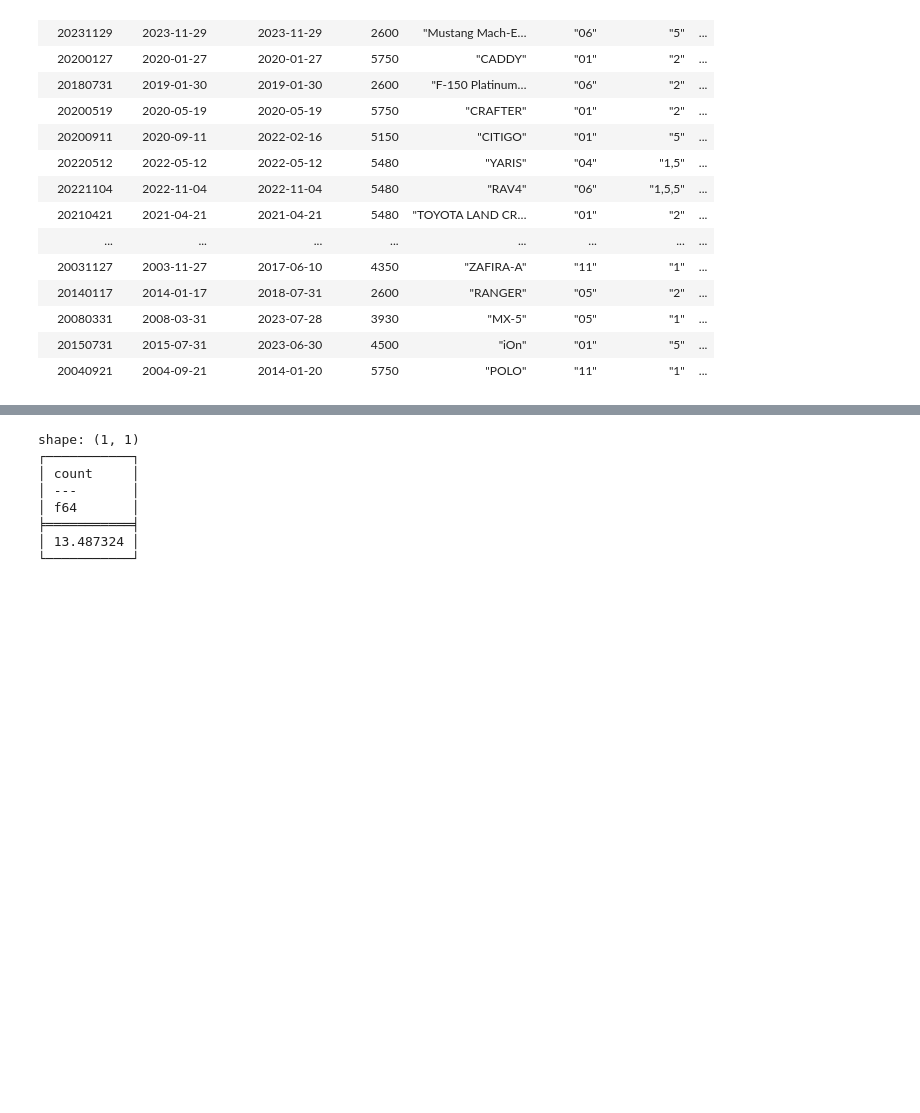
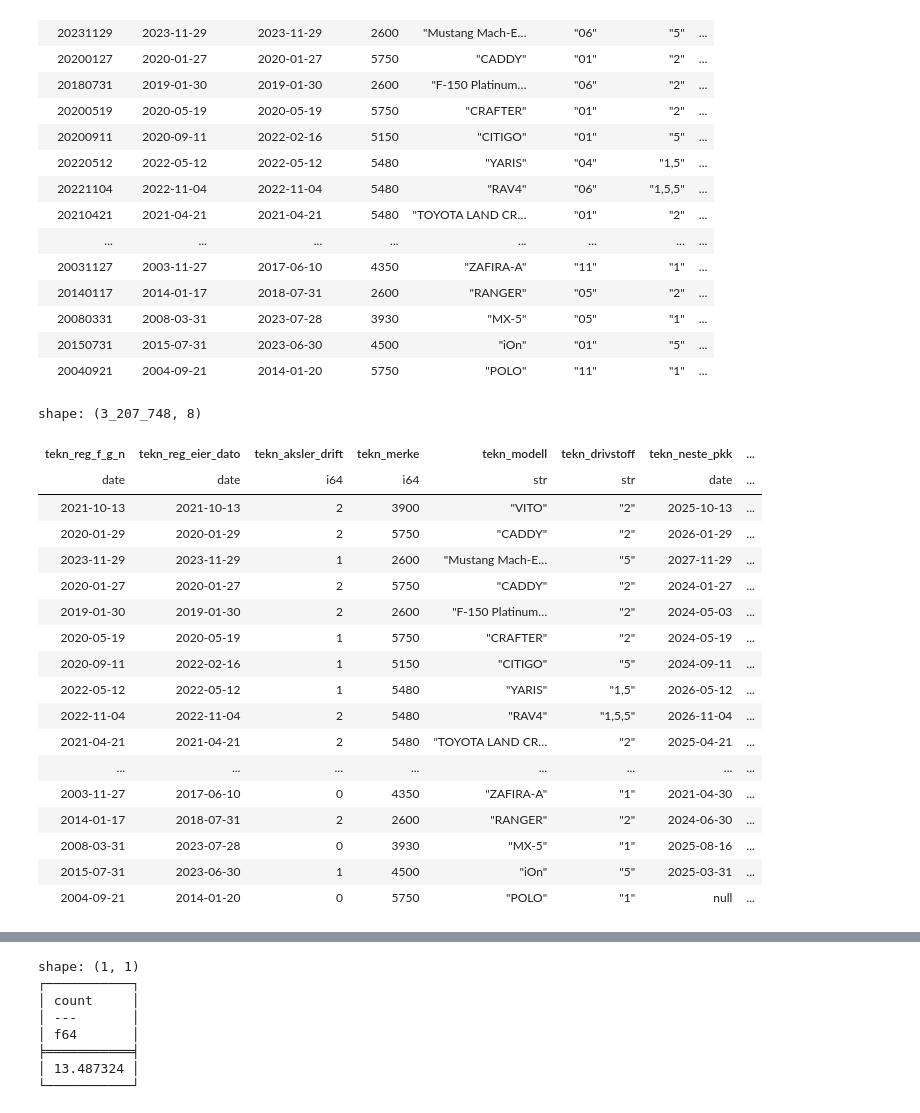
Before and after one commit to AlbertAsmervik/DAT2000, a Jupyter notebook: prepp.ipynb, the cells around one changed output, grey strips where cells are left out. Saved outputs shown, nothing was run; the diff lists cells and outputs as text; code cells hidden in the pictures; blank space fills up the shorter version.

Commit message:
Ferdig med oppgave 1
Jeg vet det er noen småfeil, men jeg har ikke klart å få det helt rett. Skal forehøre meg med Magnus om assistanse.

```diff
--- a/prepp.ipynb
+++ b/prepp.ipynb
@@ -70,15 +71,21 @@ shape: (3_207_748, 11)
 # Join inn navnet på fargen, det vil si, join “tekn_farge” med “kode” i fargekode.csv.
 # Pass på at du ikke mister noen biler som vi ikke vet fargen på.
 
+#Lagrer det foretrukne datasettet
+original_pl_df = pl_df
 
-# Les inn dataene fra parquet-filen
-kjoretoy_df = pl.scan_parquet("filer/kjoretoyinfo_fra_2000.parquet").collect()
+"""
+Manipulrerer datasettet ved å joine det med et annet datasett:
 
-# Les inn de første 10 radene fra CSV-filen med semikolon som skilletegn
+Scanner inn og klargjør fargekode.csv for bruk av lazyFrame. Henter rader ved bruke av .collect.
+Truncate_ragged_lines=True = Denne funksjonen er benyttet for at systemet skal ignorere avvik i forventede verdier og faktiske verdier
+i tuppelen.
+"""
 fargekode_df = pl.scan_csv("filer/fargekode.csv", separator=";", truncate_ragged_lines=True).collect()
 
-kjoretoy_df = kjoretoy_df.with_columns(
-    kjoretoy_df["tekn_farge"].str.strip_chars("0")
+#Fikser verdieen i kolonnen "tekn_farge" slik at den stemmer overens med verdiene kolonnen "kode" i hjelpetabellen "fargekode"
+pl_df = pl_df.with_columns(
+    pl_df["tekn_farge"].str.strip_chars("0")
 )
 
 # Konverter "kode" til streng og gi den et annet navn
@@ -95,7 +102,11 @@ joined_df = kjoretoy_df.join(
     how="left"
 
 )
-
+"""
+Forsikrer at vi kan se biler vi ikke vet fargekoden på ved å legge inn en betingelse "When". Hvis betingelsen "when"
+blir oppfylt genereres en tekstsom forteller bruker at "fargekoden er ukjent" på den akutelle bilen.
+Hvis fargekoden derimot er tilstede i kolonnen for farge, genereres teksten fra den opprinnelige tabellen.
+"""
 joined_df = joined_df.with_columns(
     beskrivelse=pl.when(joined_df["kode"].is_null()).then(pl.lit("Ukjent farge")).otherwise(joined_df["beskrivelse"])
 )
@@ -125,6 +136,10 @@ shape: (3_207_748, 13)
 # %%
 # 4.
 # Lag en kolonne “elbil” som er sann hvis drivstofftypen er kun elektrisk, false ellers.
+
+#Henter tilbake det foretrukne datasettet
+pl_df = original_pl_df
+
 
 pl_df = pl_df.with_columns(
     elbil=pl.col("tekn_drivstoff").eq(pl.lit("5"))
@@ -153,12 +168,37 @@ shape: (3_207_748, 12)
 # %%
 # 5.
 # Hent ut bare kolonnene: tekn_reg_f_g_n, tekn_reg_eier_dato, tekn_aksler_drift, tekn_merke, tekn_modell,
 # tekn_drivstoff, tekn_neste_pkk, farge på bilen fra fargekode.csv,
 # tekn_drivstoff, kolonne som indikerer om bilen er en elbil.
 
+#Lagrer det foretrukne datasettet
+original_pl_df = pl_df
+
 pl_df = pl_df.select("tekn_reg_f_g_n", "tekn_reg_eier_dato", "tekn_aksler_drift", "tekn_merke",
             "tekn_modell", "tekn_drivstoff", "tekn_neste_pkk", "elbil"
 )
+
+pl_df
+# %% [output]
+shape: (3_207_748, 8)
+| tekn_reg_f_g_n | tekn_reg_eier_dato | tekn_aksler_drift | tekn_merke | tekn_modell | tekn_drivstoff | tekn_neste_pkk | ... |
+| date | date | i64 | i64 | str | str | date | ... |
+| 2021-10-13 | 2021-10-13 | 2 | 3900 | "VITO" | "2" | 2025-10-13 | ... |
+| 2020-01-29 | 2020-01-29 | 2 | 5750 | "CADDY" | "2" | 2026-01-29 | ... |
+| 2023-11-29 | 2023-11-29 | 1 | 2600 | "Mustang Mach-E… | "5" | 2027-11-29 | ... |
+| 2020-01-27 | 2020-01-27 | 2 | 5750 | "CADDY" | "2" | 2024-01-27 | ... |
+| 2019-01-30 | 2019-01-30 | 2 | 2600 | "F-150 Platinum… | "2" | 2024-05-03 | ... |
+| 2020-05-19 | 2020-05-19 | 1 | 5750 | "CRAFTER" | "2" | 2024-05-19 | ... |
+| 2020-09-11 | 2022-02-16 | 1 | 5150 | "CITIGO" | "5" | 2024-09-11 | ... |
+| 2022-05-12 | 2022-05-12 | 1 | 5480 | "YARIS" | "1,5" | 2026-05-12 | ... |
+| 2022-11-04 | 2022-11-04 | 2 | 5480 | "RAV4" | "1,5,5" | 2026-11-04 | ... |
+| 2021-04-21 | 2021-04-21 | 2 | 5480 | "TOYOTA LAND CR… | "2" | 2025-04-21 | ... |
+| ... | ... | ... | ... | ... | ... | ... | ... |
+| 2003-11-27 | 2017-06-10 | 0 | 4350 | "ZAFIRA-A" | "1" | 2021-04-30 | ... |
+| 2014-01-17 | 2018-07-31 | 2 | 2600 | "RANGER" | "2" | 2024-06-30 | ... |
+| 2008-03-31 | 2023-07-28 | 0 | 3930 | "MX-5" | "1" | 2025-08-16 | ... |
+| 2015-07-31 | 2023-06-30 | 1 | 4500 | "iOn" | "5" | 2025-03-31 | ... |
+| 2004-09-21 | 2014-01-20 | 0 | 5750 | "POLO" | "1" | null | ... |
 # %%
 # 6.
 # Skriv hele datasettet til en fil: kjoretoyinfo_preppet.parquet.
```
Also changed, not shown: parts of 8 cells of this notebook, 2 other files.
